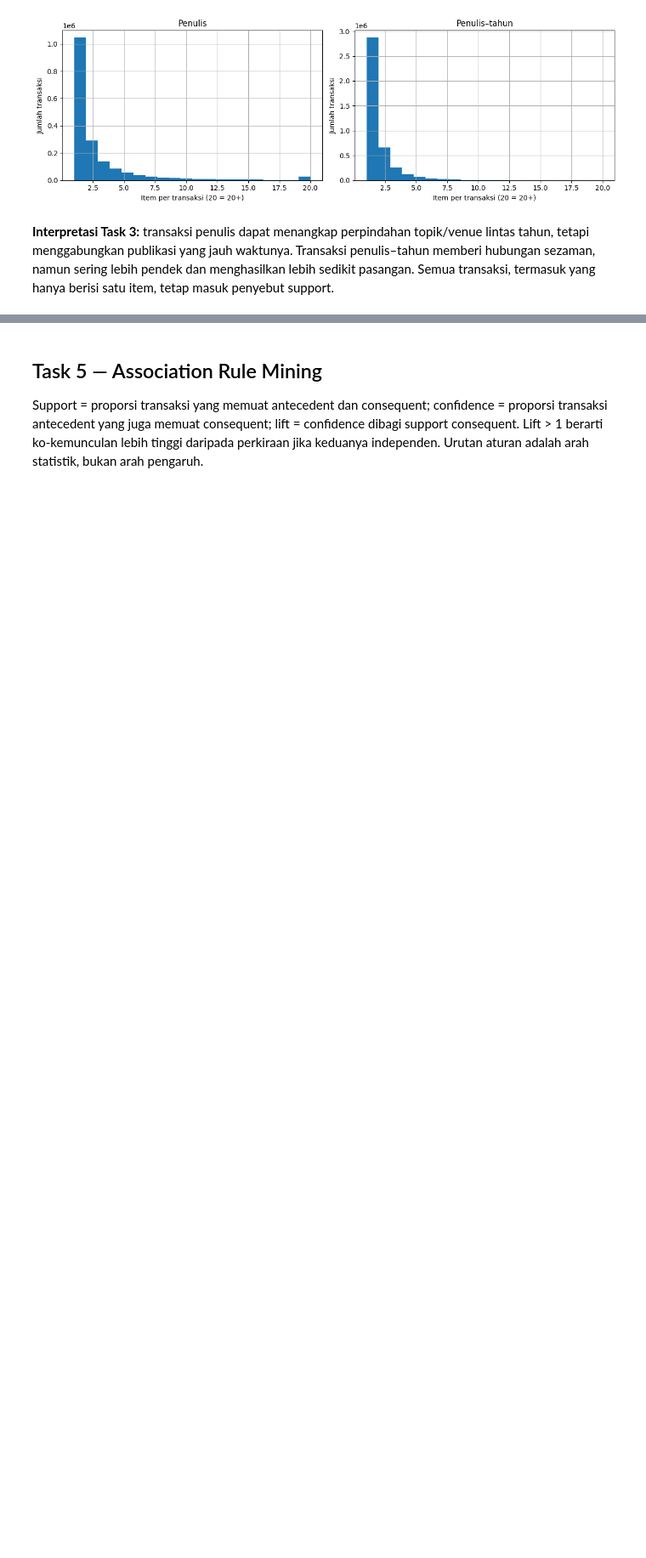
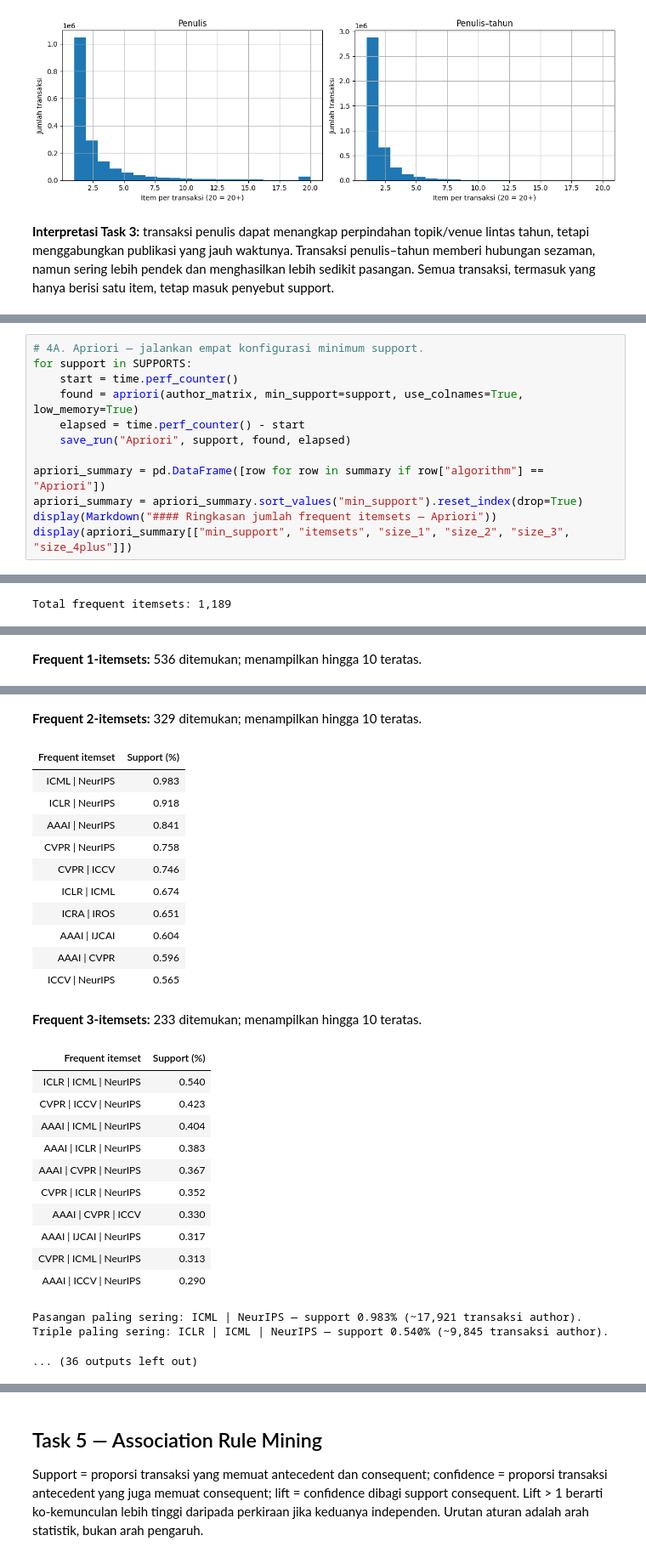
Before and after one commit to suryasuharna23/dblp-conference-mining-team-7, a Jupyter notebook: notebooks/dblp_project_by_task.ipynb, the cells around one changed output, grey strips where cells are left out. Shown at 85% size. Saved outputs shown, nothing was run; the diff lists cells and outputs as text; blank space fills up the shorter version.

```diff
--- a/notebooks/dblp_project_by_task.ipynb
+++ b/notebooks/dblp_project_by_task.ipynb
@@ -486,0 +530,13 @@ Pasangan teratas:
+# %%
+# 4A. Apriori — jalankan empat konfigurasi minimum support.
+for support in SUPPORTS:
+    start = time.perf_counter()
+    found = apriori(author_matrix, min_support=support, use_colnames=True, low_memory=True)
+    elapsed = time.perf_counter() - start
+    save_run("Apriori", support, found, elapsed)
+
+apriori_summary = pd.DataFrame([row for row in summary if row["algorithm"] == "Apriori"])
+apriori_summary = apriori_summary.sort_values("min_support").reset_index(drop=True)
+display(Markdown("#### Ringkasan jumlah frequent itemsets — Apriori"))
+display(apriori_summary[["min_support", "itemsets", "size_1", "size_2", "size_3", "size_4plus"]])
+# %% [output]
@@ -486,0 +544 @@ Pasangan teratas:
+Total frequent itemsets: 1,189
@@ -486,0 +562 @@ Pasangan teratas:
+**Frequent 1-itemsets:** 536 ditemukan; menampilkan hingga 10 teratas.
@@ -486,0 +574,27 @@ Pasangan teratas:
+**Frequent 2-itemsets:** 329 ditemukan; menampilkan hingga 10 teratas.
+| Frequent itemset | Support (%) |
+| ICML | NeurIPS | 0.983 |
+| ICLR | NeurIPS | 0.918 |
+| AAAI | NeurIPS | 0.841 |
+| CVPR | NeurIPS | 0.758 |
+| CVPR | ICCV | 0.746 |
+| ICLR | ICML | 0.674 |
+| ICRA | IROS | 0.651 |
+| AAAI | IJCAI | 0.604 |
+| AAAI | CVPR | 0.596 |
+| ICCV | NeurIPS | 0.565 |
+**Frequent 3-itemsets:** 233 ditemukan; menampilkan hingga 10 teratas.
+| Frequent itemset | Support (%) |
+| ICLR | ICML | NeurIPS | 0.540 |
+| CVPR | ICCV | NeurIPS | 0.423 |
+| AAAI | ICML | NeurIPS | 0.404 |
+| AAAI | ICLR | NeurIPS | 0.383 |
+| AAAI | CVPR | NeurIPS | 0.367 |
+| CVPR | ICLR | NeurIPS | 0.352 |
+| AAAI | CVPR | ICCV | 0.330 |
+| AAAI | IJCAI | NeurIPS | 0.317 |
+| CVPR | ICML | NeurIPS | 0.313 |
+| AAAI | ICCV | NeurIPS | 0.290 |
+Pasangan paling sering: ICML | NeurIPS — support 0.983% (~17,921 transaksi author).
+Triple paling sering: ICLR | ICML | NeurIPS — support 0.540% (~9,845 transaksi author).
+... (36 outputs left out)
```
Also changed, not shown: parts of 15 cells of this notebook, 3 other files.
